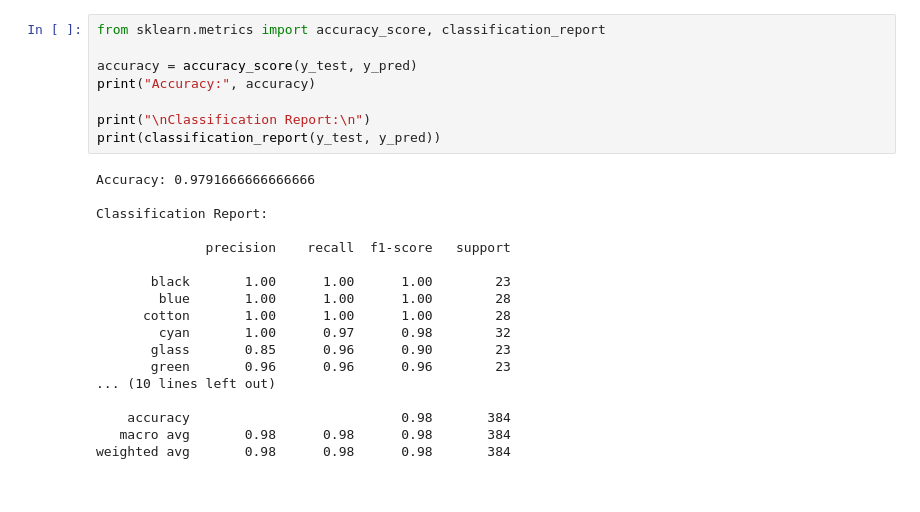
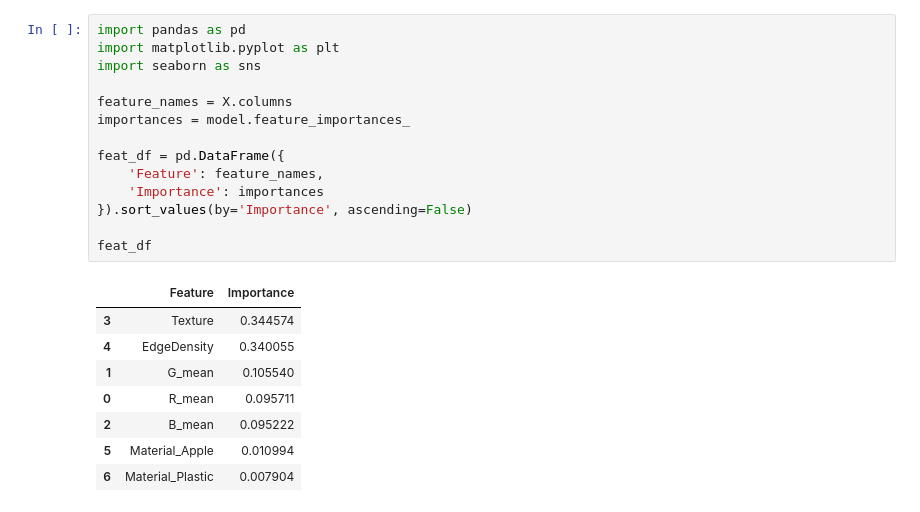
Before and after one commit to Ahmedgamale/Industrial-Inspection-Robot, a Jupyter notebook: notebooks/spectral_analysis.ipynb, the cells around one changed output. Drawn from its saved outputs; the diff is of its cells as text.

```diff
--- a/notebooks/spectral_analysis.ipynb
+++ b/notebooks/spectral_analysis.ipynb
@@ -59,26 +119,23 @@ plt.show()
-# %%
-from sklearn.metrics import accuracy_score, classification_report
-
-accuracy = accuracy_score(y_test, y_pred)
-print("Accuracy:", accuracy)
-
-print("\nClassification Report:\n")
-print(classification_report(y_test, y_pred))
-# %% [output]
-Accuracy: 0.9791666666666666
-
-Classification Report:
-
-              precision    recall  f1-score   support
-
-       black       1.00      1.00      1.00        23
-        blue       1.00      1.00      1.00        28
-      cotton       1.00      1.00      1.00        28
-        cyan       1.00      0.97      0.98        32
-       glass       0.85      0.96      0.90        23
-       green       0.96      0.96      0.96        23
-... (10 lines left out)
-
-    accuracy                           0.98       384
-   macro avg       0.98      0.98      0.98       384
-weighted avg       0.98      0.98      0.98       384
+# %%
+import pandas as pd
+import matplotlib.pyplot as plt
+import seaborn as sns
+
+feature_names = X.columns
+importances = model.feature_importances_
+
+feat_df = pd.DataFrame({
+    'Feature': feature_names,
+    'Importance': importances
+}).sort_values(by='Importance', ascending=False)
+
+feat_df
+# %% [output]
+|  | Feature | Importance |
+| 3 | Texture | 0.344574 |
+| 4 | EdgeDensity | 0.340055 |
+| 1 | G_mean | 0.105540 |
+| 0 | R_mean | 0.095711 |
+| 2 | B_mean | 0.095222 |
+| 5 | Material_Apple | 0.010994 |
+| 6 | Material_Plastic | 0.007904 |
```
Also changed, not shown: parts of 11 cells of this notebook.
